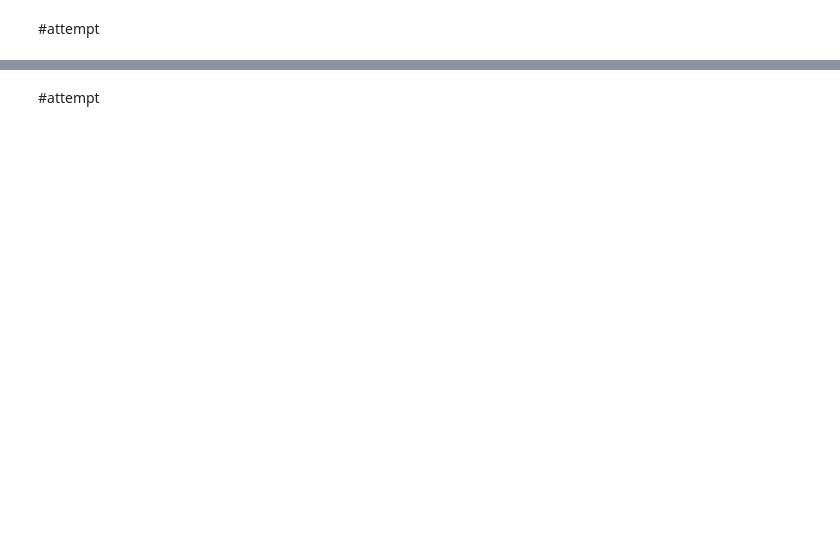
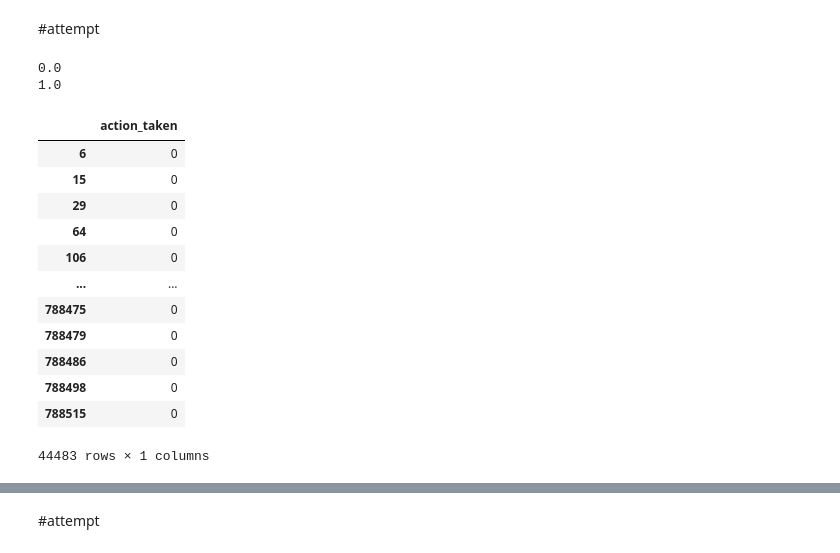
Before and after one commit to quimHM/QHM_TFG_repository, a Jupyter notebook: HMDA_test.ipynb, the cells around one changed output, grey strips where cells are left out. Cells and saved outputs as stored; diff of their text form; code cells hidden in the pictures; blank space fills up the shorter version.

```diff
--- a/HMDA_test.ipynb
+++ b/HMDA_test.ipynb
@@ -445,0 +461,24 @@ Index(['co-applicant_ethnicity_observed', 'applicant_credit_score_type',
+# %%
+model = LogisticRegression(solver="liblinear")
+model.fit(nested[0]["all"][0].values, nested[0]["all"][1])
+print(model.score(nested[0]["0"][0].values,nested[0]["0"][1].values))
+print(model.score(nested[0]["1"][0].values,nested[0]["1"][1].values))
+# %% [output]
+0.0
+1.0
+# %%
+nested[0]["0"][1]
+# %% [output]
+|  | action_taken |
+| 6 | 0 |
+| 15 | 0 |
+| 29 | 0 |
+| 64 | 0 |
+| 106 | 0 |
+| ... | ... |
+| 788475 | 0 |
+| 788479 | 0 |
+| 788486 | 0 |
+| 788498 | 0 |
+| 788515 | 0 |
+44483 rows × 1 columns
```
Also changed, not shown: parts of 22 cells of this notebook.
